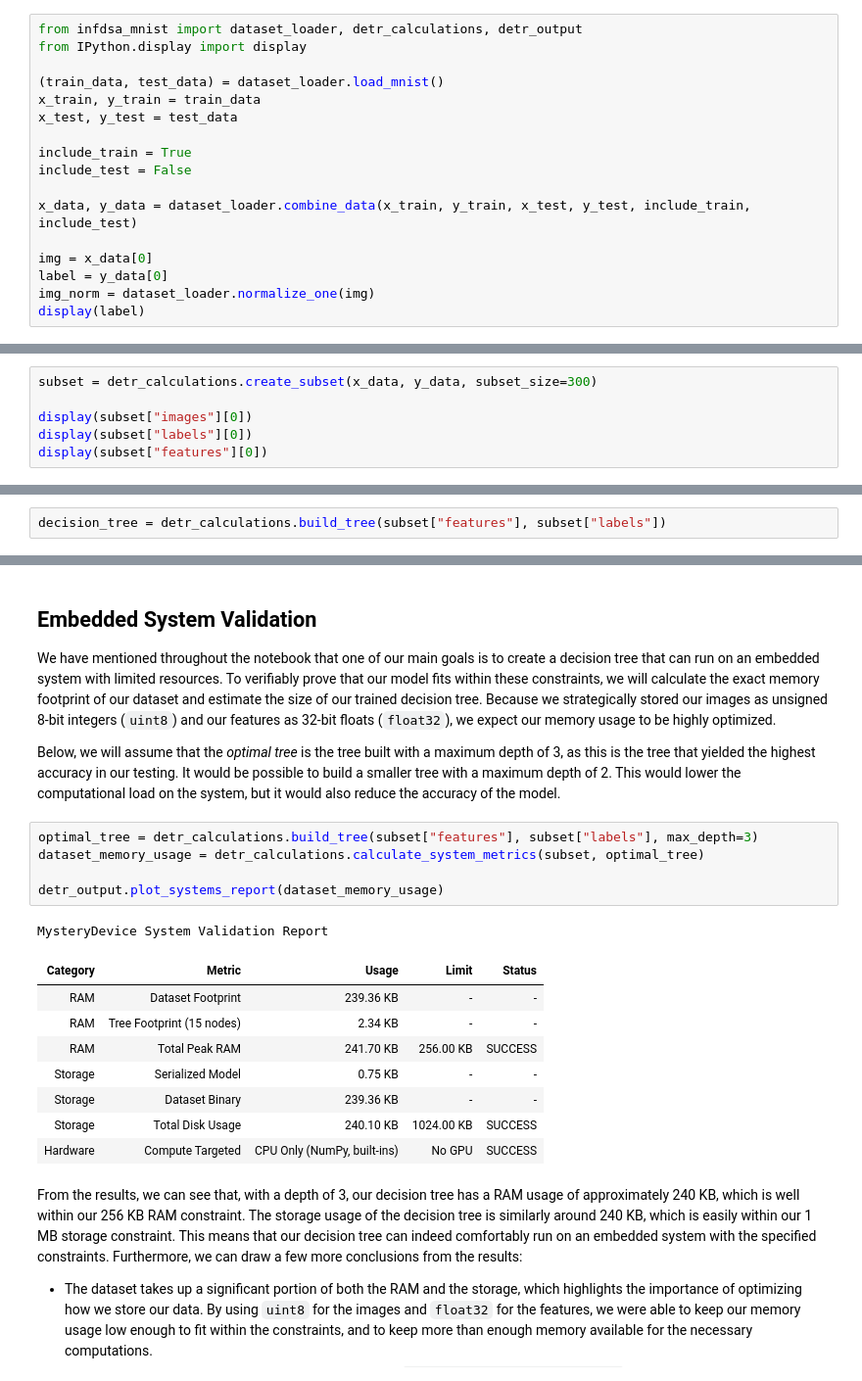
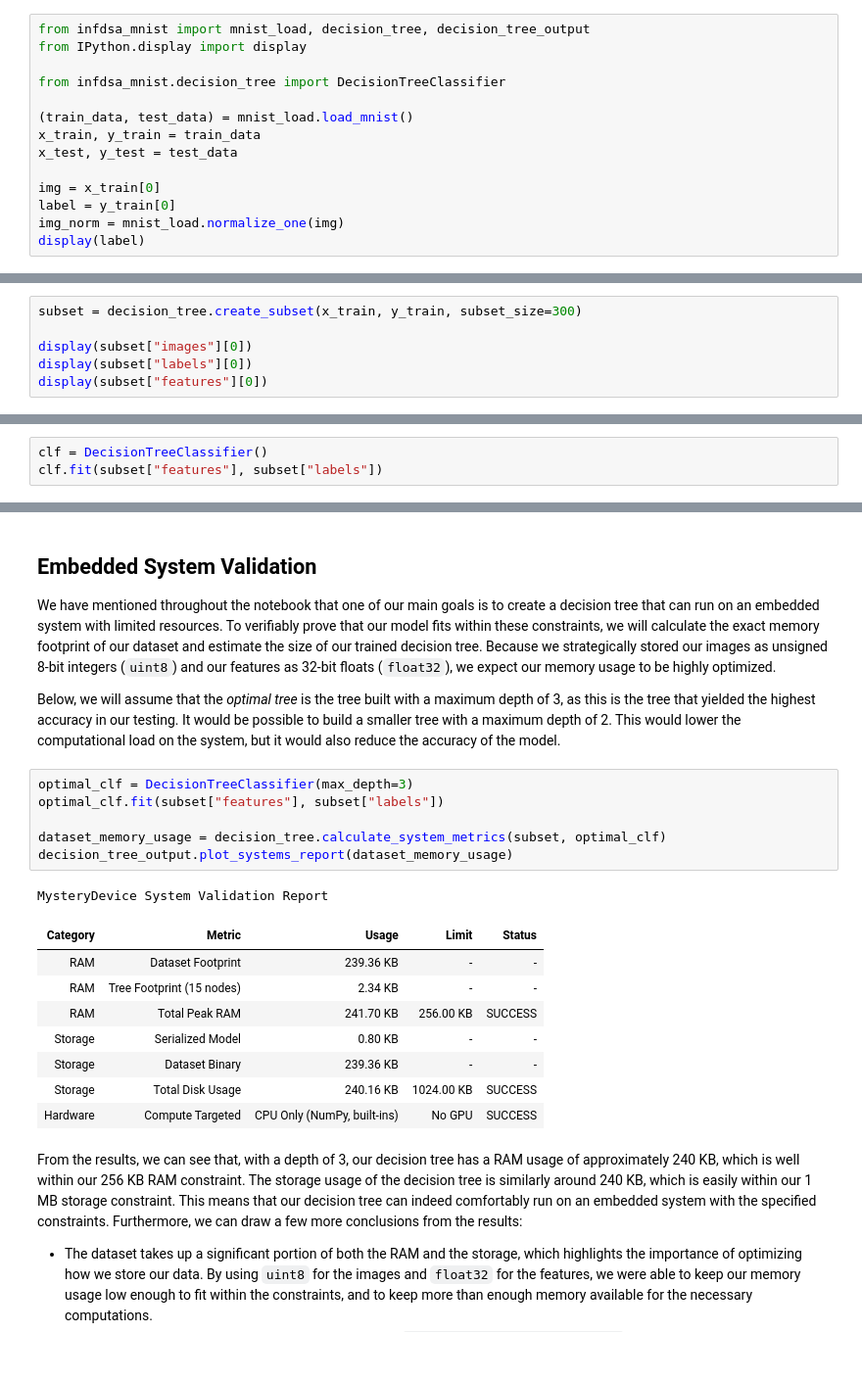
Before and after one commit to fayece/INFDSA_MNIST, a Jupyter notebook: notebooks/07_decision_tree.ipynb, the cells around one changed output, grey strips where cells are left out. Shown at 98% size. Cells and saved outputs as stored; diff of their text form.

Commit message:
data representation & file name changes

```diff
--- a/notebooks/07_decision_tree.ipynb
+++ b/notebooks/07_decision_tree.ipynb
@@ -2,21 +2,18 @@
 # MNIST
 ## 07. Decision Tree
 # %%
-from infdsa_mnist import dataset_loader, detr_calculations, detr_output
+from infdsa_mnist import mnist_load, decision_tree, decision_tree_output
 from IPython.display import display
 
-(train_data, test_data) = dataset_loader.load_mnist()
+from infdsa_mnist.decision_tree import DecisionTreeClassifier
+
+(train_data, test_data) = mnist_load.load_mnist()
 x_train, y_train = train_data
 x_test, y_test = test_data
 
-include_train = True
-include_test = False
-
-x_data, y_data = dataset_loader.combine_data(x_train, y_train, x_test, y_test, include_train, include_test)
-
-img = x_data[0]
-label = y_data[0]
-img_norm = dataset_loader.normalize_one(img)
+img = x_train[0]
+label = y_train[0]
+img_norm = mnist_load.normalize_one(img)
 display(label)
 # %% [output]
 np.uint8(5)
@@ -95,7 +92,7 @@ display(region_intensity_feature)
 ## Creating the Subset
 Now that we have defined our features, we can create a subset of the data to work with. We will select a small number of images from the dataset and calculate the values of these features for each image. We will then save these features, alongside the image itself. This will allow us to build the decision tree based on these features.
 # %%
-subset = detr_calculations.create_subset(x_data, y_data, subset_size=300)
+subset = decision_tree.create_subset(x_train, y_train, subset_size=300)
 
 display(subset["images"][0])
 display(subset["labels"][0])
@@ -155,7 +152,8 @@ Once the split is found:
 
 A calculated limitation is that it always calculates the threshold based on the mean value of the feature across all images in the subset. The split score does not account for class imbalance, which can lead to suboptimal splits if the dataset is imbalanced. This means that an unbalanced split (190 `left`, 10 `right`) could score higher than an informative balanced split (100 `left`, 100 `right`). This is a trade-off we have made to try to limit the complexity of the algorithm.
 # %%
-decision_tree = detr_calculations.build_tree(subset["features"], subset["labels"])
+clf = DecisionTreeClassifier()
+clf.fit(subset["features"], subset["labels"])
 # %% [markdown]
 ## Testing the Decision Tree
 To see if our decision tree is working, we can test it on completely new data. We will take ten new images from the testing set, extract their features, and use the `predict` function to get the predicted labels from the decision tree. We will then compare these predicted labels to the actual labels to evaluate the performance of our decision tree.
@@ -221,19 +212,20 @@ We have mentioned throughout the notebook that one of our main goals is to creat
 
 Below, we will assume that the _optimal tree_ is the tree built with a maximum depth of 3, as this is the tree that yielded the highest accuracy in our testing. It would be possible to build a smaller tree with a maximum depth of 2. This would lower the computational load on the system, but it would also reduce the accuracy of the model.
 # %%
-optimal_tree = detr_calculations.build_tree(subset["features"], subset["labels"], max_depth=3)
-dataset_memory_usage = detr_calculations.calculate_system_metrics(subset, optimal_tree)
+optimal_clf = DecisionTreeClassifier(max_depth=3)
+optimal_clf.fit(subset["features"], subset["labels"])
 
-detr_output.plot_systems_report(dataset_memory_usage)
+dataset_memory_usage = decision_tree.calculate_system_metrics(subset, optimal_clf)
+decision_tree_output.plot_systems_report(dataset_memory_usage)
 # %% [output]
 MysteryDevice System Validation Report
 | Category | Metric | Usage | Limit | Status |
 | RAM | Dataset Footprint | 239.36 KB | - | - |
 | RAM | Tree Footprint (15 nodes) | 2.34 KB | - | - |
 | RAM | Total Peak RAM | 241.70 KB | 256.00 KB | SUCCESS |
-| Storage | Serialized Model | 0.75 KB | - | - |
+| Storage | Serialized Model | 0.80 KB | - | - |
 | Storage | Dataset Binary | 239.36 KB | - | - |
-| Storage | Total Disk Usage | 240.10 KB | 1024.00 KB | SUCCESS |
+| Storage | Total Disk Usage | 240.16 KB | 1024.00 KB | SUCCESS |
 | Hardware | Compute Targeted | CPU Only (NumPy, built-ins) | No GPU | SUCCESS |
 # %% [markdown]
 From the results, we can see that, with a depth of 3, our decision tree has a RAM usage of approximately 240 KB, which is well within our 256 KB RAM constraint. The storage usage of the decision tree is similarly around 240 KB, which is easily within our 1 MB storage constraint. This means that our decision tree can indeed comfortably run on an embedded system with the specified constraints. Furthermore, we can draw a few more conclusions from the results:
```
Also changed, not shown: parts of 11 cells of this notebook, 33 other files.
